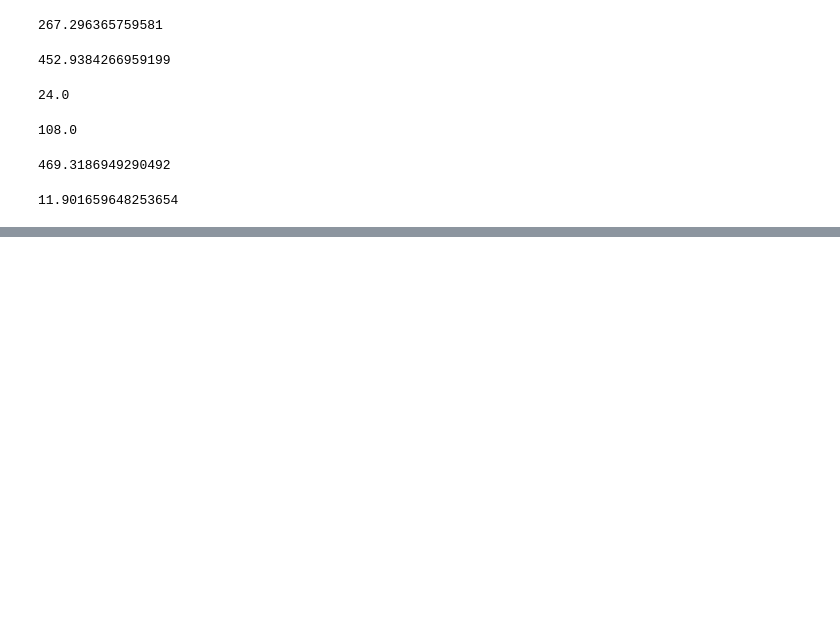
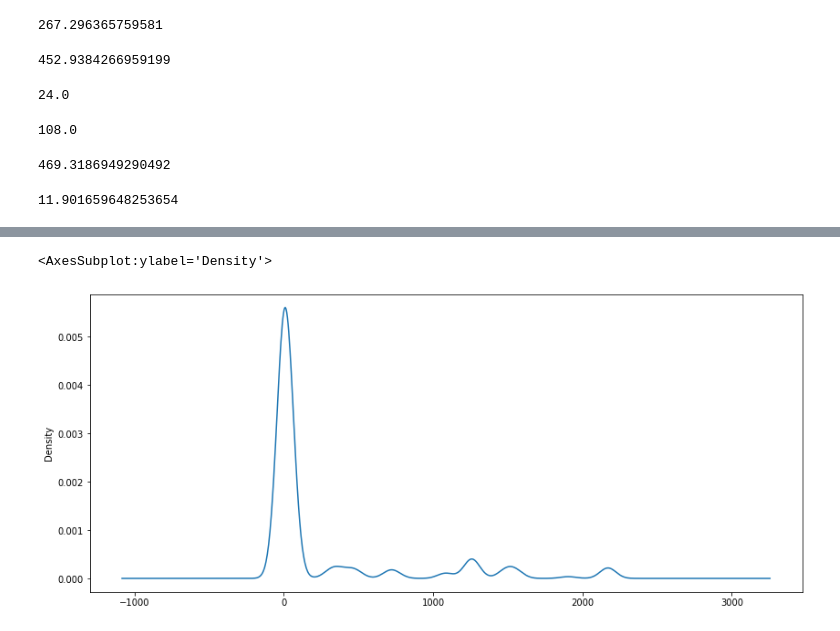
Before and after one commit to peterwainah/Data_analysi, a Jupyter notebook: exercise_one.ipynb, the cells around one changed output, grey strips where cells are left out. Drawn from its saved outputs; the diff is of its cells as text; code cells hidden in the pictures; blank space fills up the shorter version.

```diff
--- a/exercise_one.ipynb
+++ b/exercise_one.ipynb
@@ -101,0 +106,5 @@ Text(0.5, 0, 'Order_Quantity')
+# %%
+sales['Unit_Cost'].plot(kind='density', figsize=(14,6))
+# %% [output]
+<AxesSubplot:ylabel='Density'>
+[figure, added]
```
Also changed, not shown: parts of 3 cells of this notebook.
